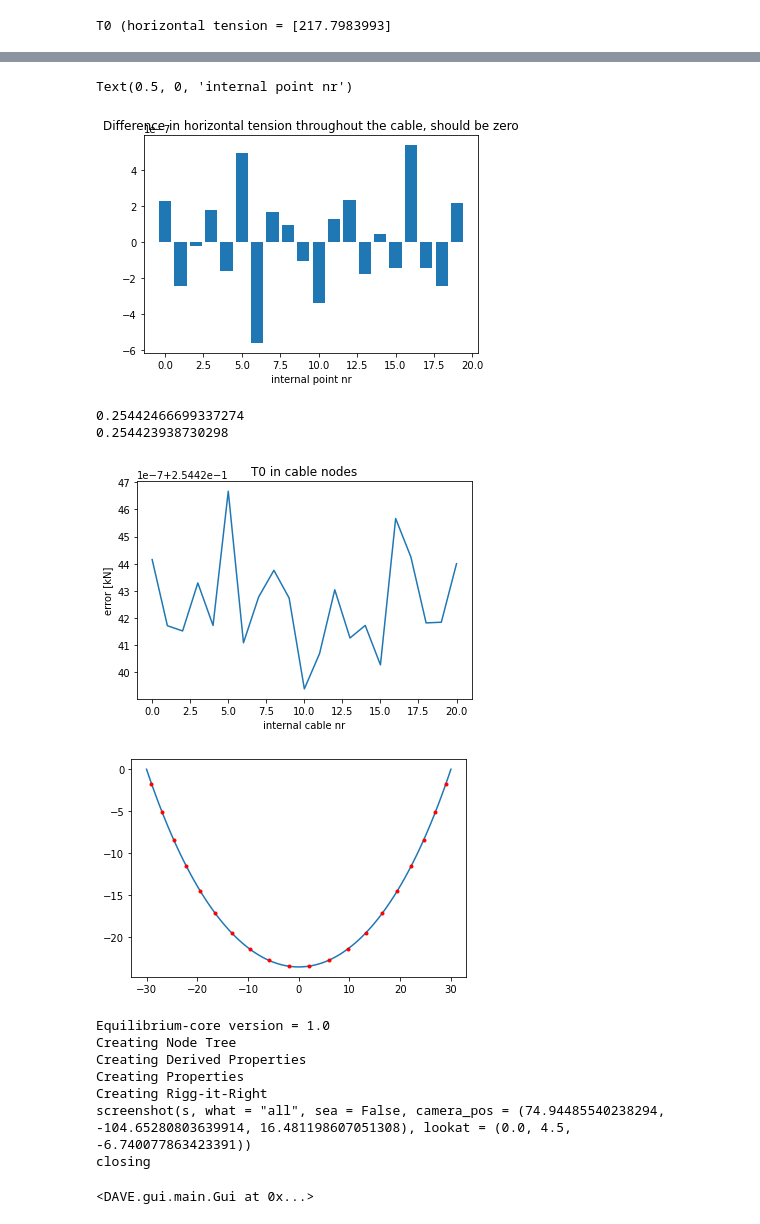
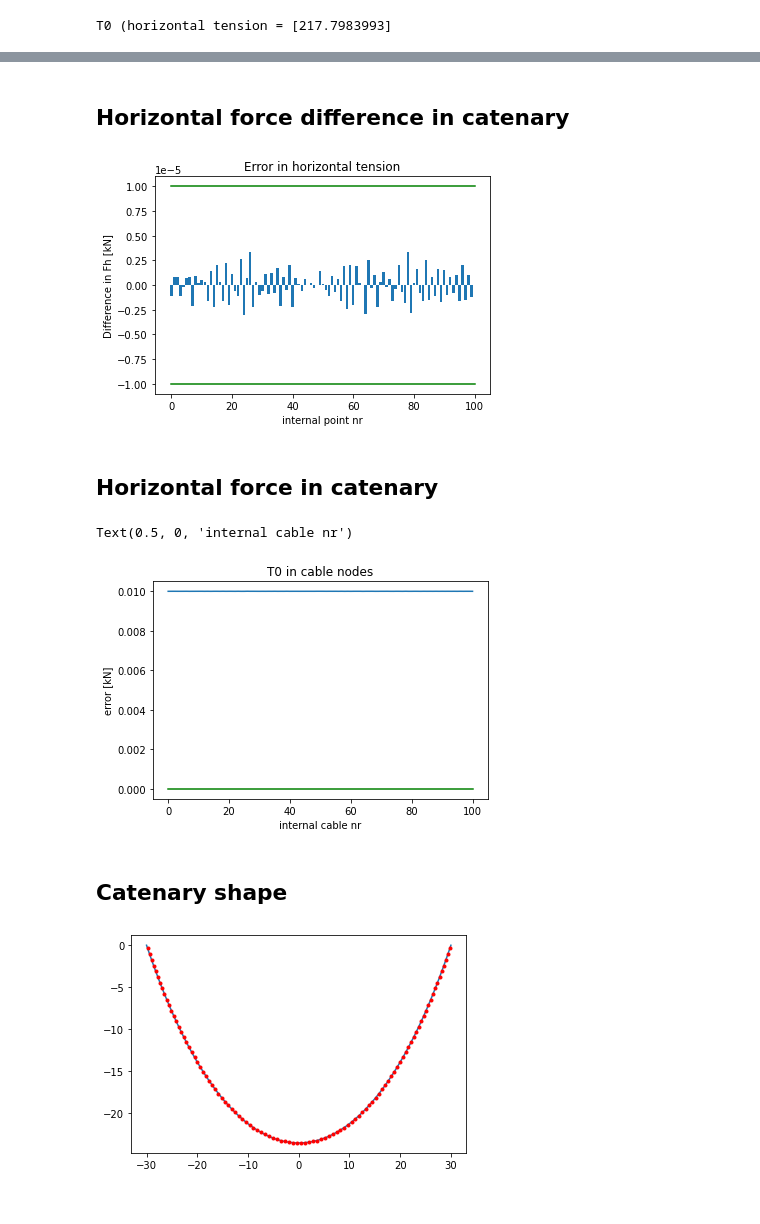
Before and after one commit to RubendeBruin/DAVE, a Jupyter notebook: validation/catenary.ipynb, the cells around one changed output, grey strips where cells are left out. Cells and saved outputs as stored; diff of their text form; code cells hidden in the pictures.

```diff
--- a/validation/catenary.ipynb
+++ b/validation/catenary.ipynb
@@ -16,5 +44,5 @@ embedWindow(verbose=True): could not load k3d module, try:
 mass_per_lengh = 1
 length = 80
 EA = 1e9    # <-- should be a high number as the analytical equation does not account for stretch
-segments = 20
+segments = 100
 width = 60
@@ -49,4 +73,8 @@ p2 = s.new_poi('p2',position=(width/2,0,0))
 # %%
+s = Scene()
+p1 = s.new_point('p1',position=(-width/2,0,0))
+p2 = s.new_point('p2',position=(width/2,0,0))
+
 # construct the catenary
 
 
@@ -55,24 +83,27 @@ mass_per_body = mass_per_lengh * length / segments
 for i in range(segments):
     b = s.new_rigidbody(name = f'body{i}', mass = mass_per_body,
                         fixed=(False,True,False,True,True,True))  # only free in X and Z
-    s.new_poi(f'poi{i}', parent=b)
+    s.new_point(f'point{i}', parent=b)
 
 for i in range(segments-1):
     s.new_cable(f'cable{i}',
-                endA = f'poi{i}',
-                endB = f'poi{i+1}',
+                endA = f'point{i}',
+                endB = f'point{i+1}',
                 length = length/segments,
                 EA = EA)
 
 s.new_cable(f'cable_left',
             endA = 'p1',
-            endB = 'poi0',
+            endB = 'point0',
             length = 0.5*length/segments,
             EA = EA)
 
 s.new_cable(f'cable_right',
-            endA = f'poi{segments-1}',
+            endA = f'point{segments-1}',
             endB = 'p2',
             length = 0.5*length/segments,
-            EA = EA)
+            EA = EA);
+
+
+s.solve_statics()
 # %% [output]
@@ -99,21 +128,30 @@ End 2 = 218.0528237018609
 Expected = [217.7983993]
+# %% [markdown]
+## Horizontal force difference in catenary
 # %%
 # Check the horizontal tension in the cable
 # Two cables are connected to each of the internal points. Both cables should have the same horizontal
 # tension and pull in opposite direction. Hence the total horizontal force on each of the internal pois
 # should be zero
 
 fx = []
 for i in range(segments):
-    poi = s[f'poi{i}']
-    fx.append(poi.applied_force_and_moment_global[0])
+    point = s[f'point{i}']
+    fx.append(point.applied_force_and_moment_global[0])
+
+y = 1e-5
 
 plt.bar(range(segments),fx)
-plt.title('Difference in horizontal tension throughout the cable, should be zero')
-plt.xlabel('internal point nr')
+plt.plot((0, segments),(y,y),'g-')
+plt.plot((0, segments),(-y,-y),'g-')
+
+plt.title('Error in horizontal tension')
+plt.ylabel('Difference in Fh [kN]')
+plt.xlabel('internal point nr');
 # %% [output]
-Text(0.5, 0, 'internal point nr')
-[figure, old version]
+[figure, new version]
+# %% [markdown]
+## Horizontal force in catenary
 # %%
 # we can also get the horizontal component from the cable tension
 # and the cable direction
@@ -133,18 +171,15 @@ for cable in s.nodes_of_type(Cable):
     T0_cables_error.append(Th - T0)
 
 plt.plot(T0_cables_error)
+plt.plot((0, segments),(0,0),'g-')
 plt.title('T0 in cable nodes')
 plt.ylabel('error [kN]')
-plt.xlabel('internal cable nr')
-
-import numpy as np
-
-print(np.max(T0_cables_error))
-print(np.min(T0_cables_error))
+plt.xlabel('internal cable nr');
 # %% [output]
-0.25442466699337274
-0.254423938730298
+Text(0.5, 0, 'internal cable nr')
-[figure, old version]
+[figure, new version]
+# %% [markdown]
+## Catenary shape
 # %%
 def y_analytical(x):
     return a * cosh(x/a)
@@ -158,16 +193,4 @@ plt.plot(xs, ys-y0, label='analytical')
 for b in s.nodes_of_type(RigidBody):
     plt.plot(b.gx, b.gz,'r.')
 # %% [output]
-[figure, old version]
+[figure, new version]
-# %%
-from DAVE.gui import *
-Gui(s)
-# %% [output]
-Equilibrium-core version = 1.0
-Creating Node Tree
-Creating Derived Properties
-Creating Properties
-Creating Rigg-it-Right
-screenshot(s, what = "all", sea = False, camera_pos = (74.94485540238294, -104.65280803639914, 16.481198607051308), lookat = (0.0, 4.5, -6.740077863423391))
-closing
-<DAVE.gui.main.Gui at 0x...>
```
Also changed, not shown: parts of 14 cells of this notebook, 3 other files.
